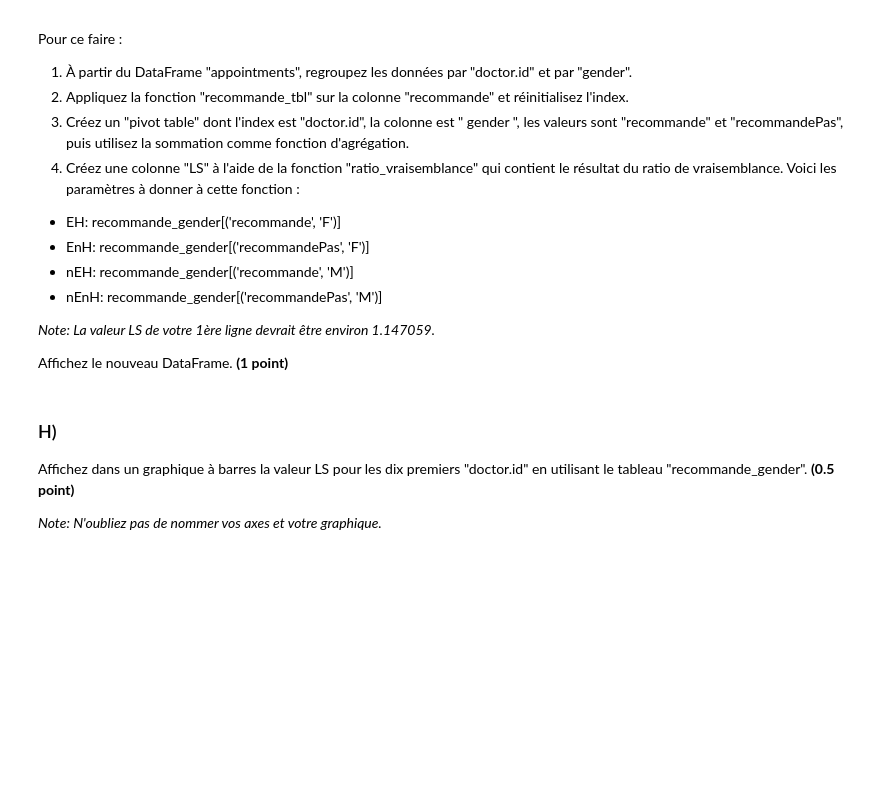
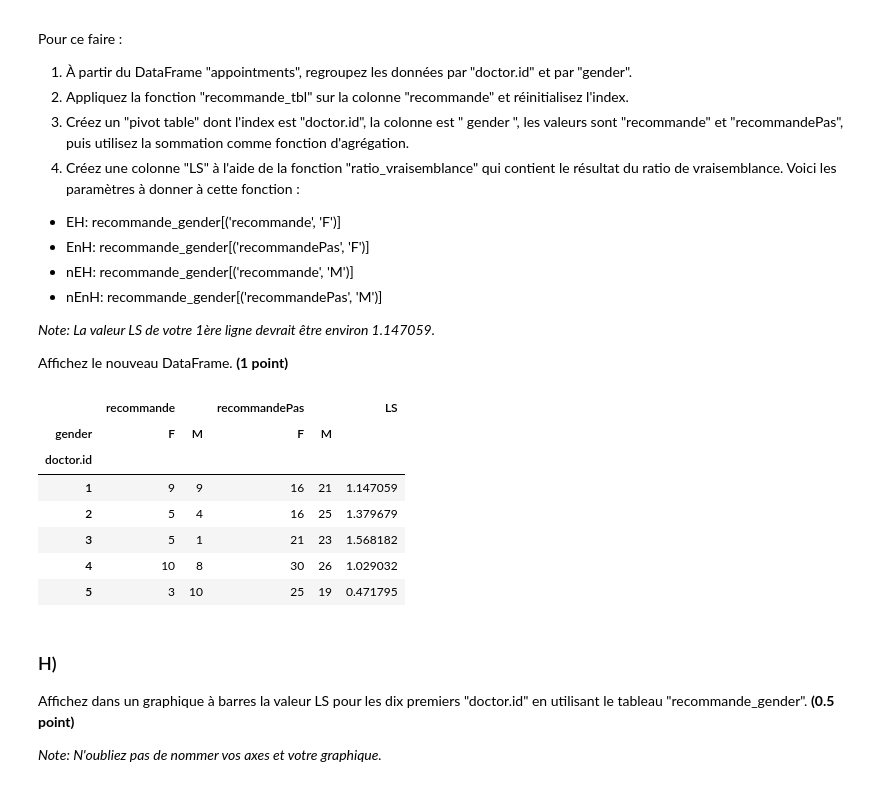
Before and after one commit to mohamedali05/INF8008, a Jupyter notebook: TP3/INF8008_TP3_LAJNEF_KLASING.ipynb, the cells around one changed output. Drawn from its saved outputs; the diff is of its cells as text; code cells hidden in the pictures; blank space fills up the shorter version.

```diff
--- a/TP3/INF8008_TP3_LAJNEF_KLASING.ipynb
+++ b/TP3/INF8008_TP3_LAJNEF_KLASING.ipynb
@@ -362,3 +384,36 @@ def ratio_vraisemblance(EH, EnH, nEH, nEnH):
+# %%
+grouped = merged_df.groupby(["doctor.id", "gender"])
+grouped_recommande = grouped["recommande"].apply(recommande_tbl).reset_index(level=2, drop=True)
+# display(grouped_recommande.head())
+
+recommande_gender = grouped_recommande.pivot_table(
+    index="doctor.id",
+    columns="gender",
+    values=["recommande", "recommandePas"],
+    aggfunc="sum"
+)
+
+
+recommande_gender.fillna(0, inplace=True)
+
+recommande_gender["LS"] = ratio_vraisemblance(
+    recommande_gender[("recommande", "F")],
+    recommande_gender[("recommandePas", "F")],
+    recommande_gender[("recommande", "M")],
+    recommande_gender[("recommandePas", "M")]
+)
+
+
+display(recommande_gender.head())
+# %% [output]
+|  | recommande |  | recommandePas |  | LS |
+| gender | F | M | F | M |  |
+| doctor.id |  |  |  |  |  |
+| 1 | 9 | 9 | 16 | 21 | 1.147059 |
+| 2 | 5 | 4 | 16 | 25 | 1.379679 |
+| 3 | 5 | 1 | 21 | 23 | 1.568182 |
+| 4 | 10 | 8 | 30 | 26 | 1.029032 |
+| 5 | 3 | 10 | 25 | 19 | 0.471795 |
 # %% [markdown]
 ### H)
 Affichez dans un graphique à barres la valeur LS pour les dix premiers "doctor.id" en utilisant le tableau "recommande_gender". <b> (0.5 point) </b>
```
Also changed, not shown: parts of 10 cells of this notebook.
